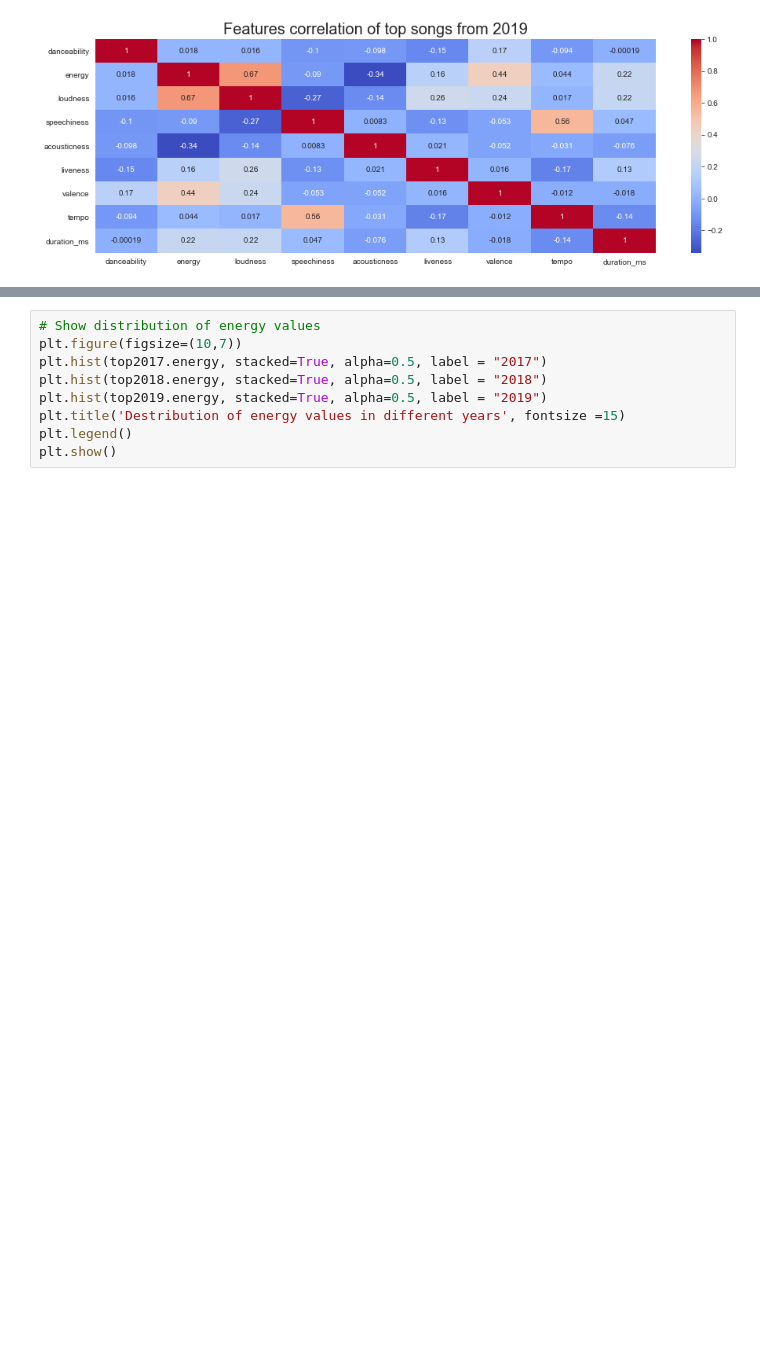
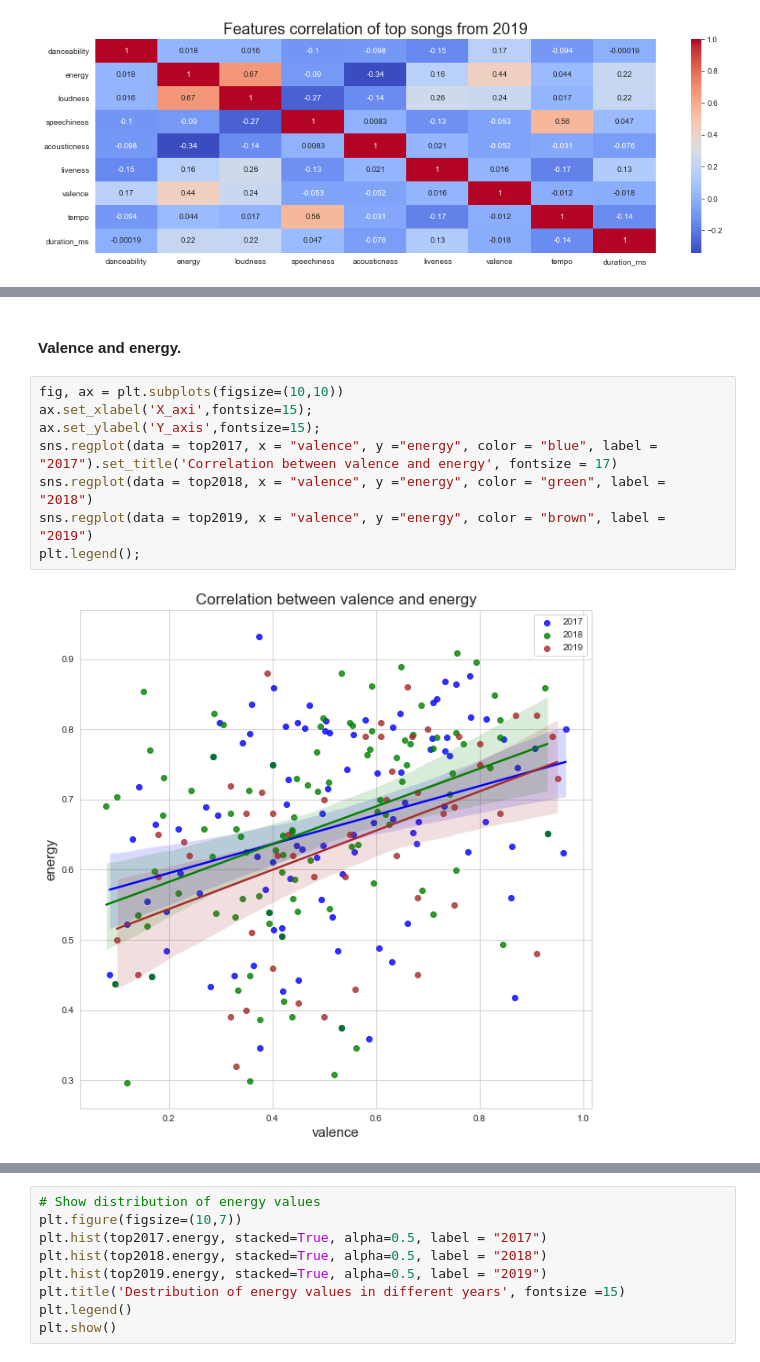
Before and after one commit to fneitzel/DataAnalysisOnMusicPreferences, a Jupyter notebook: exploration/comparison_top_songs_from_2017_18_19.ipynb, the cells around one changed output, grey strips where cells are left out. Cells and saved outputs as stored; diff of their text form; blank space fills up the shorter version.

```diff
--- a/exploration/comparison_top_songs_from_2017_18_19.ipynb
+++ b/exploration/comparison_top_songs_from_2017_18_19.ipynb
@@ -455,0 +484,12 @@ In the next try to specifify this features to have difinition of main characteri
+# %% [markdown]
+#### Valence and energy.
+# %%
+fig, ax = plt.subplots(figsize=(10,10))
+ax.set_xlabel('X_axi',fontsize=15);
+ax.set_ylabel('Y_axis',fontsize=15);
+sns.regplot(data = top2017, x = "valence", y ="energy", color = "blue", label = "2017").set_title('Correlation between valence and energy', fontsize = 17)
+sns.regplot(data = top2018, x = "valence", y ="energy", color = "green", label = "2018")
+sns.regplot(data = top2019, x = "valence", y ="energy", color = "brown", label = "2019")
+plt.legend();
+# %% [output]
+[figure, added]
```
Also changed, not shown: parts of 31 cells of this notebook.
